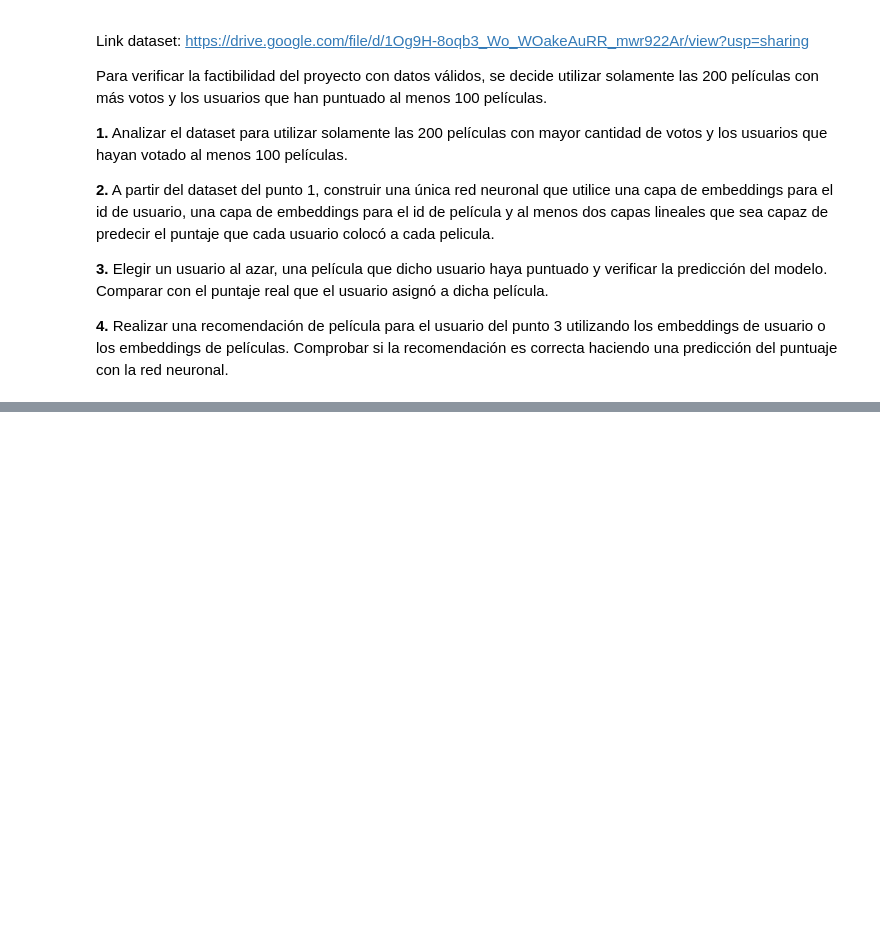
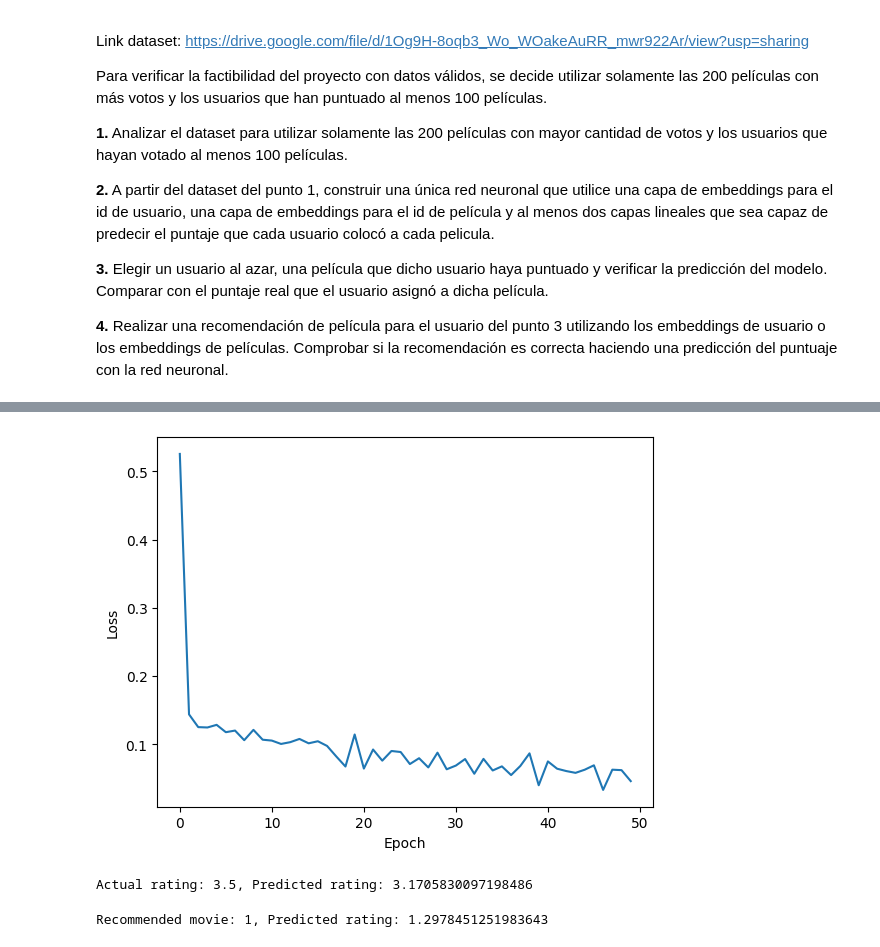
Before and after one commit to sevann-radhak/uba-aprendizaje-profundo, a Jupyter notebook: tp1/tp1.ipynb, the cells around one changed output, grey strips where cells are left out. Cells and saved outputs as stored; diff of their text form; code cells hidden in the pictures; blank space fills up the shorter version.

```diff
--- a/tp1/tp1.ipynb
+++ b/tp1/tp1.ipynb
@@ -588,0 +95,6 @@ AttributeError: 'numpy.int64' object has no attribute 'unsqueeze'
+# %%
+# Load data
+def load_data():
+    return pd.read_csv('./ratings.csv')
+
+ratings = load_data()
@@ -588,0 +150,39 @@ AttributeError: 'numpy.int64' object has no attribute 'unsqueeze'
+# %%
+# Create the dataset and the data loader
+def create_data_loader(filtered_ratings):
+    train_data, test_data = train_test_split(filtered_ratings, test_size=0.2, random_state=42)
+    train_dataset = TensorDataset(torch.tensor(train_data['userId'].values, dtype=torch.int64),
+                                  torch.tensor(train_data['movieId'].values, dtype=torch.int64),
+                                  torch.tensor(train_data['rating'].values, dtype=torch.float32))
+    train_loader = DataLoader(train_dataset, batch_size=256, shuffle=True)
+    return train_loader, train_data, test_data
+
+train_loader, train_data, test_data = create_data_loader(filtered_ratings)
+# %%
+import matplotlib.pyplot as plt
+
+def train_model(model, train_loader):
+    optimizer = optim.RMSprop(model.parameters(), lr=0.001)
+    loss_fn = nn.MSELoss()
+    epochs = 50
+    losses = []
+    for epoch in range(epochs):
+        model.train()
+        epoch_losses = []
+        for user_ids, movie_ids, ratings in train_loader:
+            optimizer.zero_grad()
+            outputs = model(user_ids, movie_ids).squeeze()
+            loss = loss_fn(outputs, ratings)
+            loss.backward()
+            optimizer.step()
+            epoch_losses.append(loss.item())
+        epoch_loss = sum(epoch_losses) / len(epoch_losses)
+        losses.append(epoch_loss)
+        print(f'Epoch {epoch}, Loss: {epoch_loss}')
+    plt.plot(losses)
+    plt.xlabel('Epoch')
+    plt.ylabel('Loss')
+    plt.show()
+
+train_model(model, train_loader)
+# %% [output]
@@ -588,0 +206,32 @@ AttributeError: 'numpy.int64' object has no attribute 'unsqueeze'
+[figure, added]
+# %%
+# Test the model
+def test_model(model, train_data, num_users):
+    random_user = torch.randint(0, num_users, (1,)).item()
+    user_ratings = train_data[train_data['userId'] == random_user]
+    random_movie = user_ratings.sample(1)['movieId'].values[0]
+    model.eval()
+    with torch.no_grad():
+        predicted_rating = model(torch.tensor([random_user]), torch.tensor([random_movie])).item()
+    actual_rating = user_ratings[user_ratings['movieId'] == random_movie]['rating'].values[0]
+    print(f'Actual rating: {actual_rating}, Predicted rating: {predicted_rating}')
+    return random_user, user_ratings
+
+random_user, user_ratings = test_model(model, train_data, len(user_id_map))
+# %% [output]
+Actual rating: 3.5, Predicted rating: 3.1705830097198486
+# %%
+# Recommend a movie
+def recommend_movie(model, random_user, user_ratings):
+    user_embedding = model.user_embedding(torch.tensor([random_user]))
+    movie_scores = torch.mm(user_embedding, model.movie_embedding.weight.t()).squeeze()
+    rated_movies = user_ratings['movieId'].values
+    movie_scores[rated_movies] = -np.inf
+    recommended_movie = movie_scores.argmax().item()
+    with torch.no_grad():
+        predicted_rating = model(torch.tensor([random_user]), torch.tensor([recommended_movie])).item()
+    print(f'Recommended movie: {recommended_movie}, Predicted rating: {predicted_rating}')
+
+recommend_movie(model, random_user, user_ratings)
+# %% [output]
+Recommended movie: 1, Predicted rating: 1.2978451251983643
```
Also changed, not shown: parts of 40 cells of this notebook, 2 other files.
